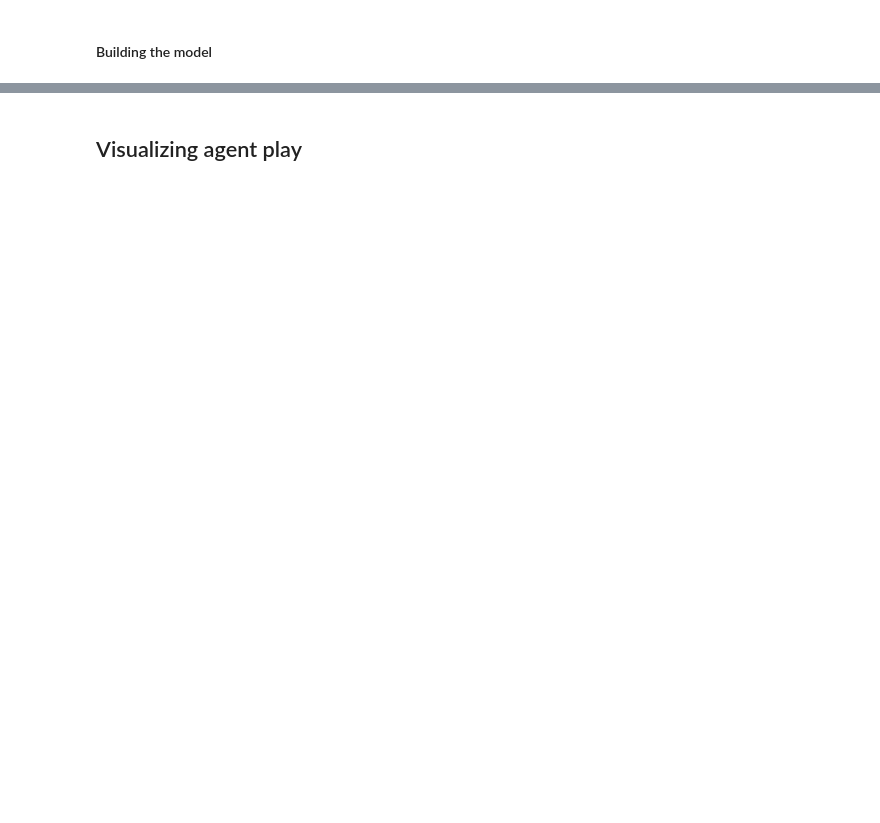
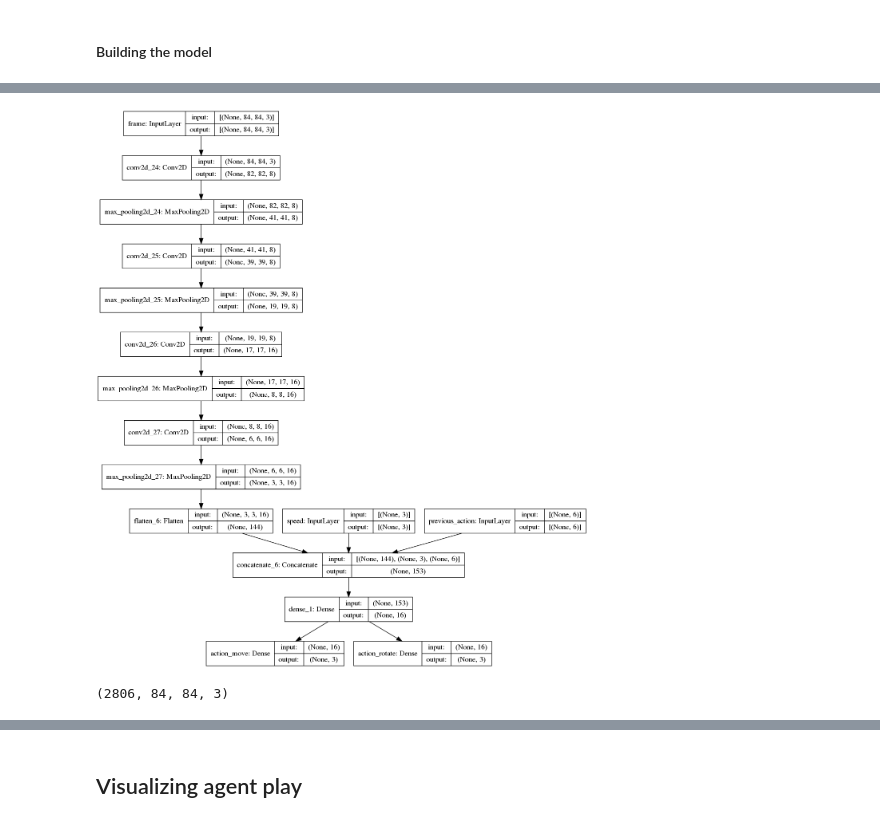
Before and after one commit to ironbar/orangutan, a Jupyter notebook: notebooks/001_first_steps.ipynb, the cells around one changed output, grey strips where cells are left out. Cells and saved outputs as stored; diff of their text form; code cells hidden in the pictures; blank space fills up the shorter version.

Commit message:
trained a first model using recorded games

```diff
--- a/notebooks/001_first_steps.ipynb
+++ b/notebooks/001_first_steps.ipynb
@@ -22,7 +29,7 @@ from animalai.envs.arena_config import ArenaConfig
 # %%
 env = UnityEnvironment(
     file_name='/media/guillermo/Data/Dropbox/02 Inteligencia Artificial/31_animalai/AnimalAI-Olympics/env/AnimalAI.x86_64',   # Path to the environment
-    worker_id=1,                # Unique ID for running the environment (used for connection)
+    worker_id=0,                # Unique ID for running the environment (used for connection)
     seed=0,                     # The random seed
     docker_training=False,      # Whether or not you are training inside a docker
     n_arenas=1,                 # Number of arenas in your environment
@@ -98,7 +110,7 @@ class LevelStorage():
         np.savez(path, frame=self.frame, speed=self.speed, previous_action=self.previous_action, action=self.action)
 # %%
 info = env.reset()['Learner']
-level_idx = 0
+level_idx = 114
 n_steps = 0
 cv2.namedWindow('img', cv2.WINDOW_NORMAL)
 level_storage = LevelStorage()
@@ -229,2 +262,27 @@ Ideas:
 # %% [markdown]
 #### Building the model
+# %%
+def build_model(conv_filters, mlp_units):
+    frame = Input(shape=(84, 84, 3), name='frame')
+    output = frame
+    for n_filters in conv_filters:
+        output = Conv2D(filters=n_filters, kernel_size=(3, 3), activation='relu')(output)
+        output = MaxPool2D()(output)
+    output = Flatten()(output)
+
+    speed = Input(shape=(3), name='speed')
+    previous_action = Input(shape=(6), name='previous_action')
+
+    output = Concatenate()([output, speed, previous_action])
+
+    for n_units in mlp_units:
+        output = Dense(n_units, activation='relu')(output)
+
+    action_move = Dense(3, activation='softmax', name='action_move')(output)
+    action_rotate = Dense(3, activation='softmax', name='action_rotate')(output)
+
+    model = Model(inputs=dict(frame=frame, speed=speed, previous_action=previous_action), outputs=[action_move, action_rotate])
+    return model
+# %%
+model = build_model([8, 8, 16, 16], [16])
+model.summary()
@@ -230,0 +307,8 @@ Ideas:
+# %%
+plot_model(model, show_shapes=True)
+# %% [output]
+[figure, added]
+# %%
+train[0]['frame'].shape
+# %% [output]
+(2806, 84, 84, 3)
```
Also changed, not shown: parts of 24 cells of this notebook.
